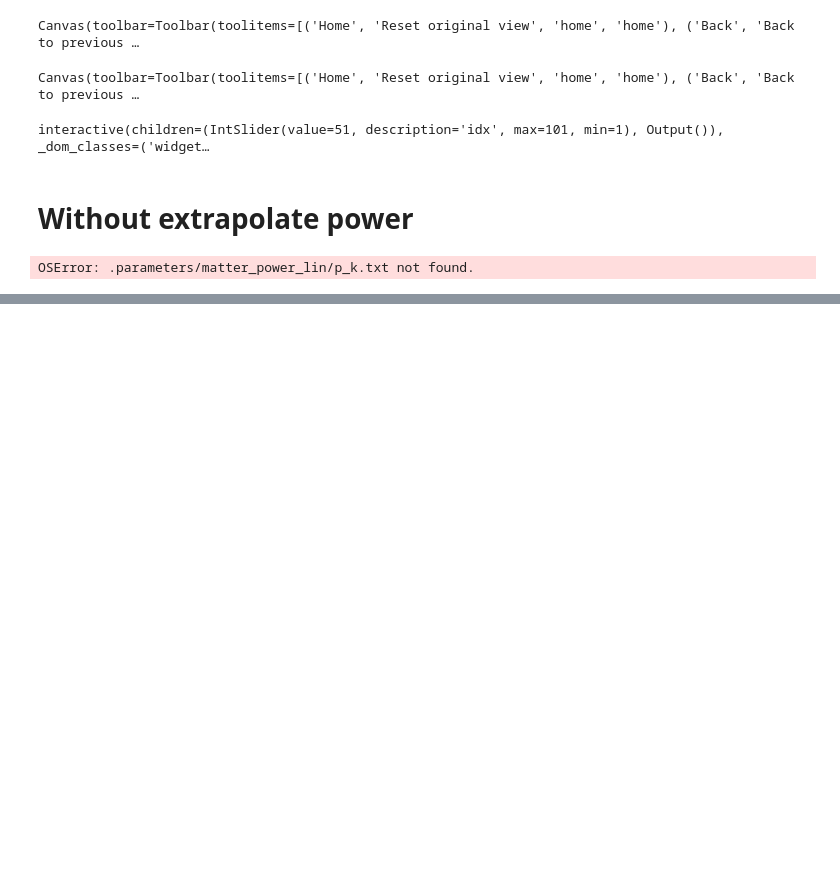
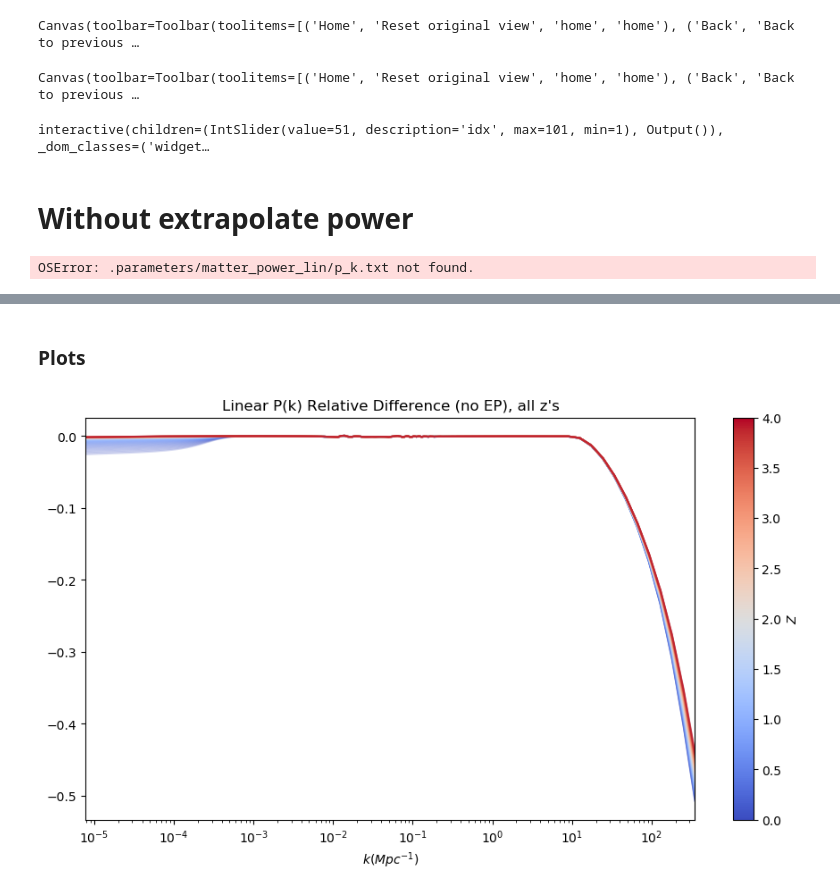
Before and after one commit to MarkusMichaelRau/Fisher, a Jupyter notebook: pk_comparison.ipynb, the cells around one changed output, grey strips where cells are left out. Drawn from its saved outputs; the diff is of its cells as text; code cells hidden in the pictures; blank space fills up the shorter version.

```diff
--- a/pk_comparison.ipynb
+++ b/pk_comparison.ipynb
@@ -224,0 +277,8 @@ plt.show()
+# %%
+ccl_ep_lin_pk = np.zeros(cosmosis_ep_lin_pk.shape)
+for i in range(len(a_ep)):
+    ccl_ep_lin_pk[i] = ccl.linear_matter_power(F.cosmo, cosmosis_ep_lin_k, a_ep[i])
+# %%
+ccl_ep_nl_pk = np.zeros(cosmosis_ep_nl_pk.shape)
+for i in range(len(a_nl_ep)):
+    ccl_ep_nl_pk[i] = ccl.nonlin_matter_power(F.cosmo, cosmosis_ep_nl_k, a_nl_ep[i])
@@ -224,0 +293,6 @@ plt.show()
+# %%
+df_cosmosis_no_ep_lin_pk = pd.DataFrame(cosmosis_no_ep_lin_pk, index=cosmosis_no_ep_lin_z)
+df_cosmosis_no_ep_lin_pk.index.names = ["z"]
+df_cosmosis_no_ep_lin_pk.columns.names = [r'$k (Mpc^{-1})$']
+df_cosmosis_no_ep_lin_pk.rename(columns={i: cosmosis_no_ep_lin_k[i] for i in range(len(cosmosis_no_ep_lin_k))}, inplace=True)
+df_cosmosis_no_ep_lin_pk = df_cosmosis_no_ep_lin_pk.T
@@ -224,0 +305,6 @@ plt.show()
+# %%
+df_ccl_no_ep_lin_pk = pd.DataFrame(ccl_no_ep_lin_pk, index=cosmosis_no_ep_lin_z)
+df_ccl_no_ep_lin_pk.index.names = ["z"]
+df_ccl_no_ep_lin_pk.columns.names = [r'$k (Mpc^{-1})$']
+df_ccl_no_ep_lin_pk.rename(columns={i: cosmosis_no_ep_lin_k[i] for i in range(len(cosmosis_no_ep_lin_k))}, inplace=True)
+df_ccl_no_ep_lin_pk = df_ccl_no_ep_lin_pk.T
@@ -224,0 +344,15 @@ plt.show()
+# %% [markdown]
+### Plots
+# %%
+fig, ax = plt.subplots(figsize=(11,6), dpi=100)
+sm = plt.cm.ScalarMappable(cmap="coolwarm",
+                           norm=plt.Normalize(vmin=df_ccl_no_ep_lin_pk.columns[0],
+                                              vmax=df_ccl_no_ep_lin_pk.columns[-1]))
+((df_cosmosis_no_ep_lin_pk - df_ccl_no_ep_lin_pk)/df_ccl_no_ep_lin_pk)\
+    .plot(alpha=0.2, legend=False, logx=True, ax=ax, colormap="coolwarm")
+plt.title("Linear P(k) Relative Difference (no EP), all z's")
+fig.subplots_adjust(bottom=0.13)
+plt.colorbar(sm, label=r'$Z$')
+plt.show()
+# %% [output]
+[figure, added]
```
Also changed, not shown: parts of 34 cells of this notebook, 2 other files.
